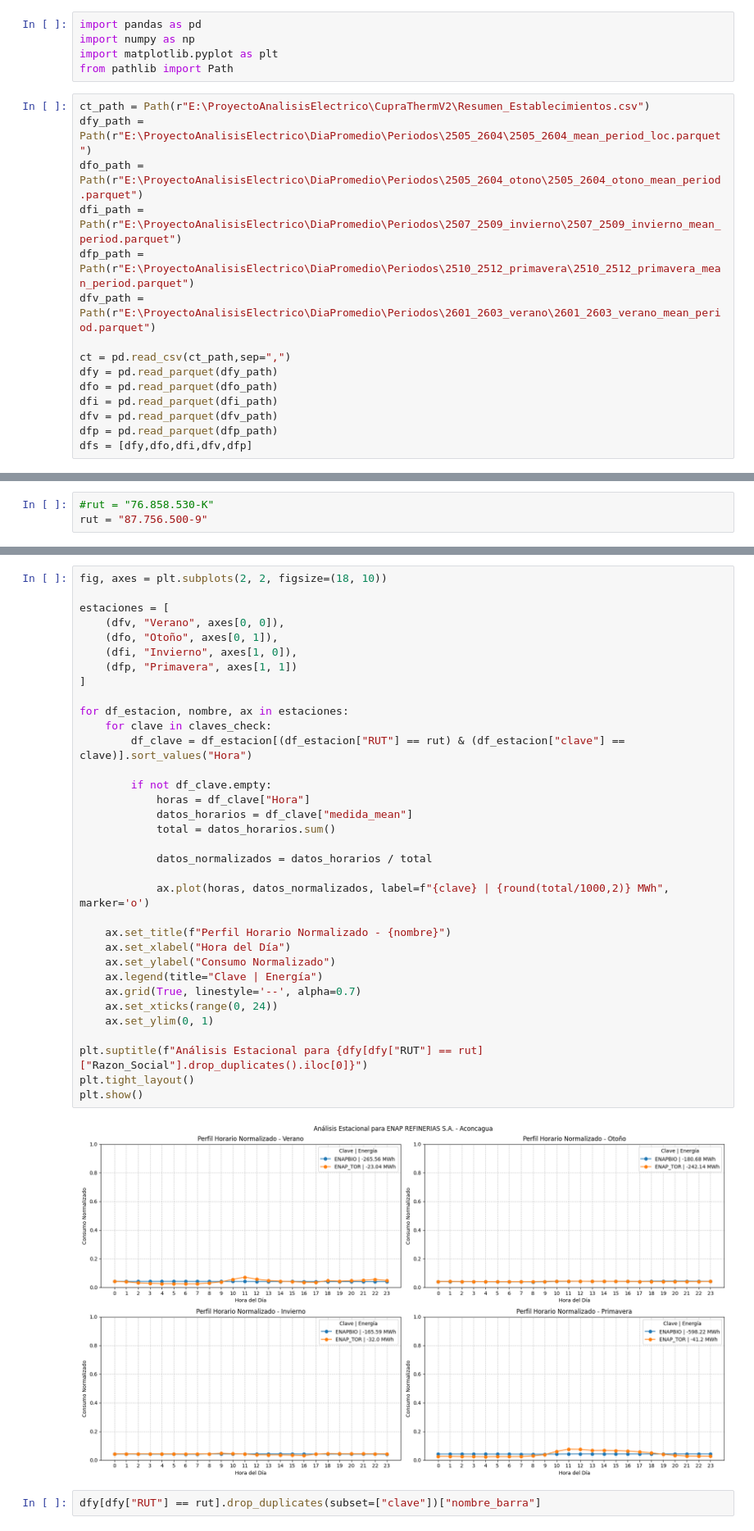
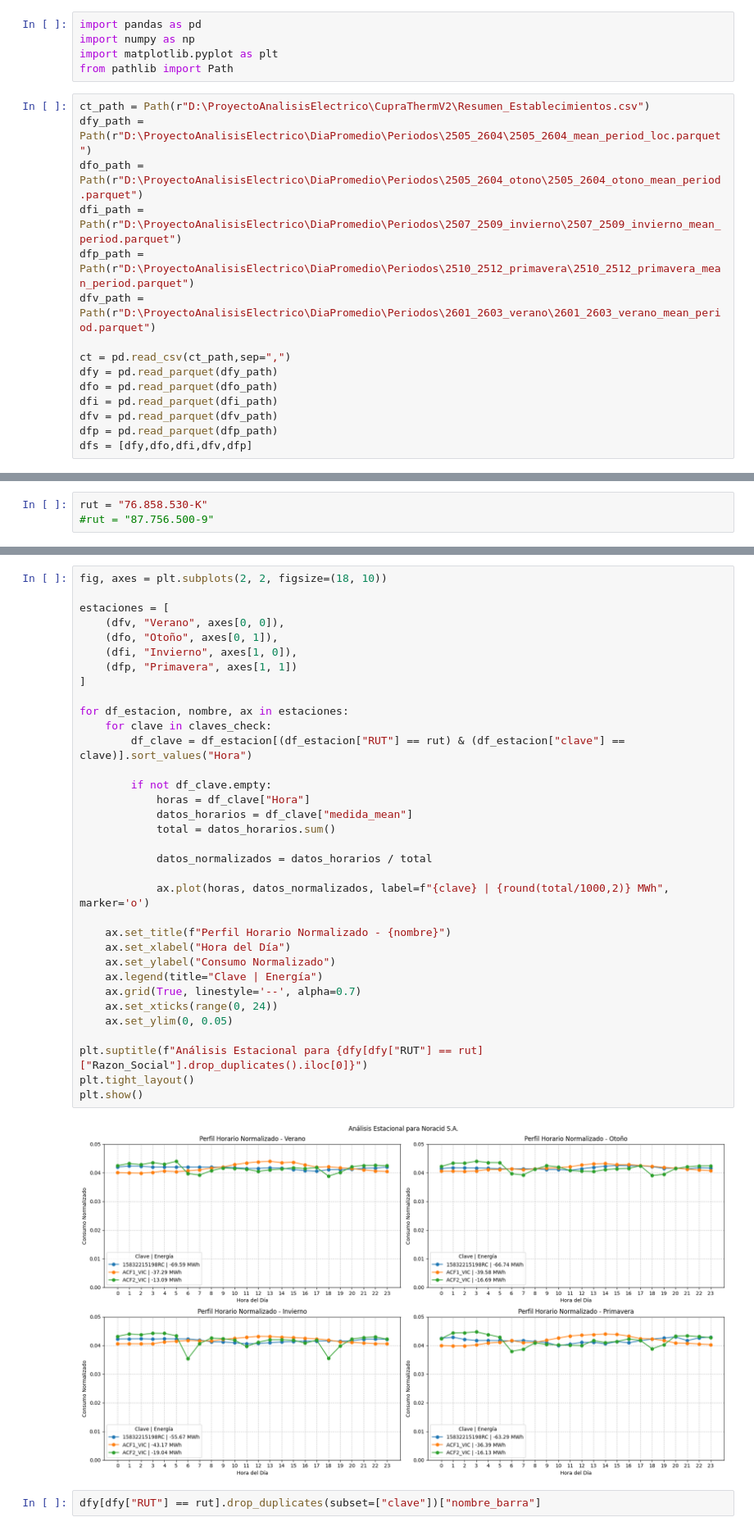
Before and after one commit to JRichi-99/ProyectoAnalisisElectrico, a Jupyter notebook: notebook/DataInsight/CheckCase/CheckRutCase.ipynb, the cells around one changed output, grey strips where cells are left out. Shown at 82% size. Cells and saved outputs as stored; diff of their text form.

```diff
--- a/notebook/DataInsight/CheckCase/CheckRutCase.ipynb
+++ b/notebook/DataInsight/CheckCase/CheckRutCase.ipynb
@@ -4,12 +4,12 @@ import numpy as np
 import matplotlib.pyplot as plt
 from pathlib import Path
 # %%
-ct_path = Path(r"E:\ProyectoAnalisisElectrico\CupraThermV2\Resumen_Establecimientos.csv")
-dfy_path = Path(r"E:\ProyectoAnalisisElectrico\DiaPromedio\Periodos\2505_2604\2505_2604_mean_period_loc.parquet")
-dfo_path = Path(r"E:\ProyectoAnalisisElectrico\DiaPromedio\Periodos\2505_2604_otono\2505_2604_otono_mean_period.parquet")
-dfi_path = Path(r"E:\ProyectoAnalisisElectrico\DiaPromedio\Periodos\2507_2509_invierno\2507_2509_invierno_mean_period.parquet")
-dfp_path = Path(r"E:\ProyectoAnalisisElectrico\DiaPromedio\Periodos\2510_2512_primavera\2510_2512_primavera_mean_period.parquet")
-dfv_path = Path(r"E:\ProyectoAnalisisElectrico\DiaPromedio\Periodos\2601_2603_verano\2601_2603_verano_mean_period.parquet")
+ct_path = Path(r"D:\ProyectoAnalisisElectrico\CupraThermV2\Resumen_Establecimientos.csv")
+dfy_path = Path(r"D:\ProyectoAnalisisElectrico\DiaPromedio\Periodos\2505_2604\2505_2604_mean_period_loc.parquet")
+dfo_path = Path(r"D:\ProyectoAnalisisElectrico\DiaPromedio\Periodos\2505_2604_otono\2505_2604_otono_mean_period.parquet")
+dfi_path = Path(r"D:\ProyectoAnalisisElectrico\DiaPromedio\Periodos\2507_2509_invierno\2507_2509_invierno_mean_period.parquet")
+dfp_path = Path(r"D:\ProyectoAnalisisElectrico\DiaPromedio\Periodos\2510_2512_primavera\2510_2512_primavera_mean_period.parquet")
+dfv_path = Path(r"D:\ProyectoAnalisisElectrico\DiaPromedio\Periodos\2601_2603_verano\2601_2603_verano_mean_period.parquet")
 
 ct = pd.read_csv(ct_path,sep=",")
 dfy = pd.read_parquet(dfy_path)
@@ -21,5 +70,5 @@ dfs = [dfy,dfo,dfi,dfv,dfp]
 # %%
-#rut = "76.858.530-K"
-rut = "87.756.500-9"
+rut = "76.858.530-K"
+#rut = "87.756.500-9"
 # %%
 claves_check = dfy[dfy["RUT"] == rut]["clave"].unique()
@@ -30,35 +86,35 @@ estaciones = [
     (dfv, "Verano", axes[0, 0]),
     (dfo, "Otoño", axes[0, 1]),
     (dfi, "Invierno", axes[1, 0]),
     (dfp, "Primavera", axes[1, 1])
 ]
 
 for df_estacion, nombre, ax in estaciones:
     for clave in claves_check:
         df_clave = df_estacion[(df_estacion["RUT"] == rut) & (df_estacion["clave"] == clave)].sort_values("Hora")
 
         if not df_clave.empty:
             horas = df_clave["Hora"]
             datos_horarios = df_clave["medida_mean"]
             total = datos_horarios.sum()
 
             datos_normalizados = datos_horarios / total
 
             ax.plot(horas, datos_normalizados, label=f"{clave} | {round(total/1000,2)} MWh", marker='o')
 
     ax.set_title(f"Perfil Horario Normalizado - {nombre}")
     ax.set_xlabel("Hora del Día")
     ax.set_ylabel("Consumo Normalizado")
     ax.legend(title="Clave | Energía")
     ax.grid(True, linestyle='--', alpha=0.7)
     ax.set_xticks(range(0, 24))
-    ax.set_ylim(0, 1)
+    ax.set_ylim(0, 0.05)
 
 plt.suptitle(f"Análisis Estacional para {dfy[dfy["RUT"] == rut]["Razon_Social"].drop_duplicates().iloc[0]}")
 plt.tight_layout()
 plt.show()
 # %% [output]
-[figure, old version]
+[figure, new version]
 # %%
 dfy[dfy["RUT"] == rut].drop_duplicates(subset=["clave"])["nombre_barra"]
 # %% [output]
```
Also changed, not shown: parts of 10 cells of this notebook, 24 other files.
